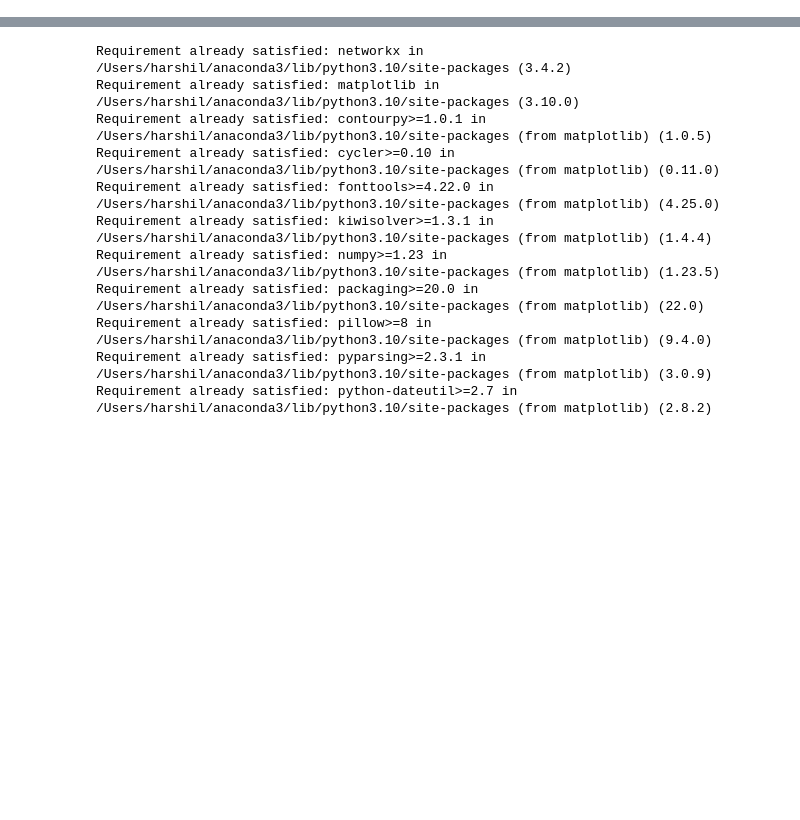
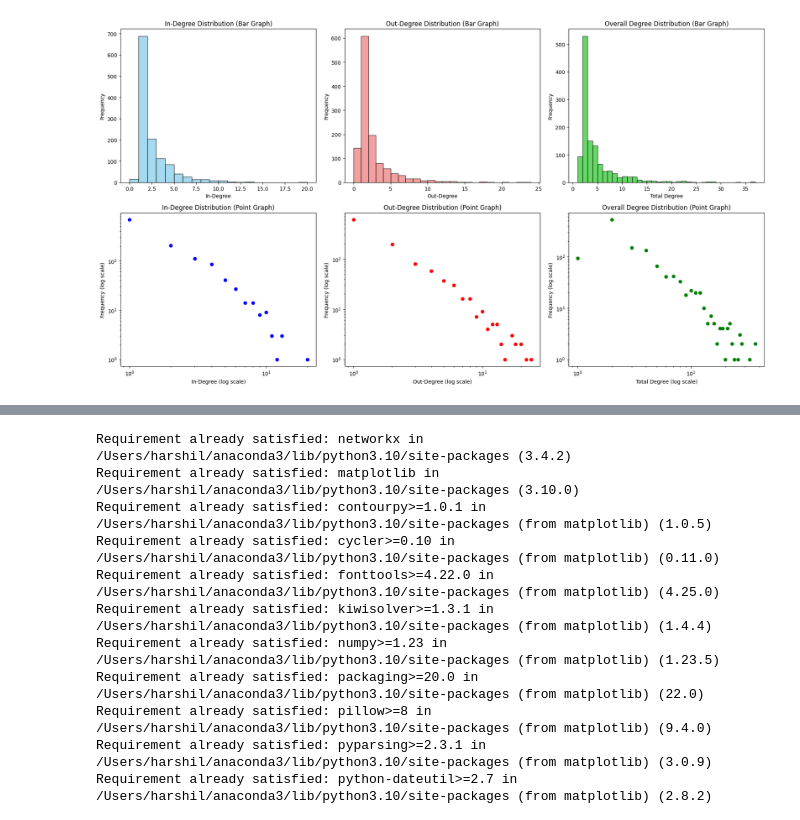
Before and after one commit to Harshil-Kumar/SNA-Project, a Jupyter notebook: SNA - Air Traffic Control/SNA - Air Traffic Control.ipynb, the cells around one changed output, grey strips where cells are left out. Saved outputs shown, nothing was run; the diff lists cells and outputs as text; code cells hidden in the pictures; blank space fills up the shorter version.

```diff
--- a/SNA - Air Traffic Control/SNA - Air Traffic Control.ipynb
+++ b/SNA - Air Traffic Control/SNA - Air Traffic Control.ipynb
@@ -40,0 +1,90 @@ Standard Deviation: 3.68
+# %%
+import networkx as nx
+import numpy as np
+import matplotlib.pyplot as plt
+from tabulate import tabulate
+
+file_path = r"/Users/harshil/SNUC_Subjects/Sem 6/SNA/SNA - Air Traffic Control/out.maayan-faa"
+
+# Read file while ignoring comments
+with open(file_path, "r") as f:
+    edges = [line.strip().split()[:2] for line in f if not line.startswith("%")]  # Read only first two columns
+
+# Convert node IDs to integers
+edges = [(int(u), int(v)) for u, v in edges]
+
+# Create a directed graph
+G = nx.DiGraph()
+G.add_edges_from(edges)
+
+print("Graph successfully loaded with", G.number_of_nodes(), "nodes and", G.number_of_edges(), "edges.")
+
+# Compute in-degree, out-degree, and overall degree
+in_degrees = [d for _, d in G.in_degree()]
+out_degrees = [d for _, d in G.out_degree()]
+total_degrees = [d for _, d in G.degree()]  # Sum of in-degree and out-degree
+
+# Compute unique degree values and their frequencies
+unique_in_degrees, in_counts = np.unique(in_degrees, return_counts=True)
+unique_out_degrees, out_counts = np.unique(out_degrees, return_counts=True)
+unique_total_degrees, total_counts = np.unique(total_degrees, return_counts=True)
+
+# Plot settings
+fig, axs = plt.subplots(2, 3, figsize=(18, 10))  # 2 rows, 3 columns
+
+# Bar Graphs (Top Row)
+axs[0, 0].hist(in_degrees, bins=range(min(in_degrees), max(in_degrees) + 1), edgecolor="black", alpha=0.75, color="skyblue")
+axs[0, 0].set_xlabel("In-Degree")
+axs[0, 0].set_ylabel("Frequency")
+axs[0, 0].set_title("In-Degree Distribution (Bar Graph)")
+
+axs[0, 1].hist(out_degrees, bins=range(min(out_degrees), max(out_degrees) + 1), edgecolor="black", alpha=0.75, color="lightcoral")
+axs[0, 1].set_xlabel("Out-Degree")
+axs[0, 1].set_ylabel("Frequency")
+axs[0, 1].set_title("Out-Degree Distribution (Bar Graph)")
+
+axs[0, 2].hist(total_degrees, bins=range(min(total_degrees), max(total_degrees) + 1), edgecolor="black", alpha=0.75, color="limegreen")
+axs[0, 2].set_xlabel("Total Degree")
+axs[0, 2].set_ylabel("Frequency")
+axs[0, 2].set_title("Overall Degree Distribution (Bar Graph)")
+
+# Point Graphs (Bottom Row - Log-Log Scale)
+axs[1, 0].scatter(unique_in_degrees, in_counts, color="blue")
+axs[1, 0].set_xscale("log")
+axs[1, 0].set_yscale("log")
+axs[1, 0].set_xlabel("In-Degree (log scale)")
+axs[1, 0].set_ylabel("Frequency (log scale)")
+axs[1, 0].set_title("In-Degree Distribution (Point Graph)")
+
+axs[1, 1].scatter(unique_out_degrees, out_counts, color="red")
+axs[1, 1].set_xscale("log")
+axs[1, 1].set_yscale("log")
+axs[1, 1].set_xlabel("Out-Degree (log scale)")
+axs[1, 1].set_ylabel("Frequency (log scale)")
+axs[1, 1].set_title("Out-Degree Distribution (Point Graph)")
+
+axs[1, 2].scatter(unique_total_degrees, total_counts, color="green")
+axs[1, 2].set_xscale("log")
+axs[1, 2].set_yscale("log")
+axs[1, 2].set_xlabel("Total Degree (log scale)")
+axs[1, 2].set_ylabel("Frequency (log scale)")
+axs[1, 2].set_title("Overall Degree Distribution (Point Graph)")
+
+plt.tight_layout()
+plt.show()
+
+# Calculate in-degree, out-degree, and total degree
+in_degrees = [d for _, d in G.in_degree()]
+out_degrees = [d for _, d in G.out_degree()]
+total_degrees = [d for _, d in G.degree()]
+
+# Compute statistics
+degree_stats = [
+    ["In-Degree", max(in_degrees), min(in_degrees), round(np.mean(in_degrees), 2), round(np.std(in_degrees), 2)],
+    ["Out-Degree", max(out_degrees), min(out_degrees), round(np.mean(out_degrees), 2), round(np.std(out_degrees), 2)],
+    ["Total Degree", max(total_degrees), min(total_degrees), round(np.mean(total_degrees), 2), round(np.std(total_degrees), 2)]
+]
+
+# Print table
+print(tabulate(degree_stats, headers=["Degree Type", "Max", "Min", "Avg", "Std Dev"], tablefmt="grid"))
+# %% [output]
@@ -40,0 +92 @@ Standard Deviation: 3.68
+[figure, added]
```
Also changed, not shown: parts of 14 cells of this notebook.
